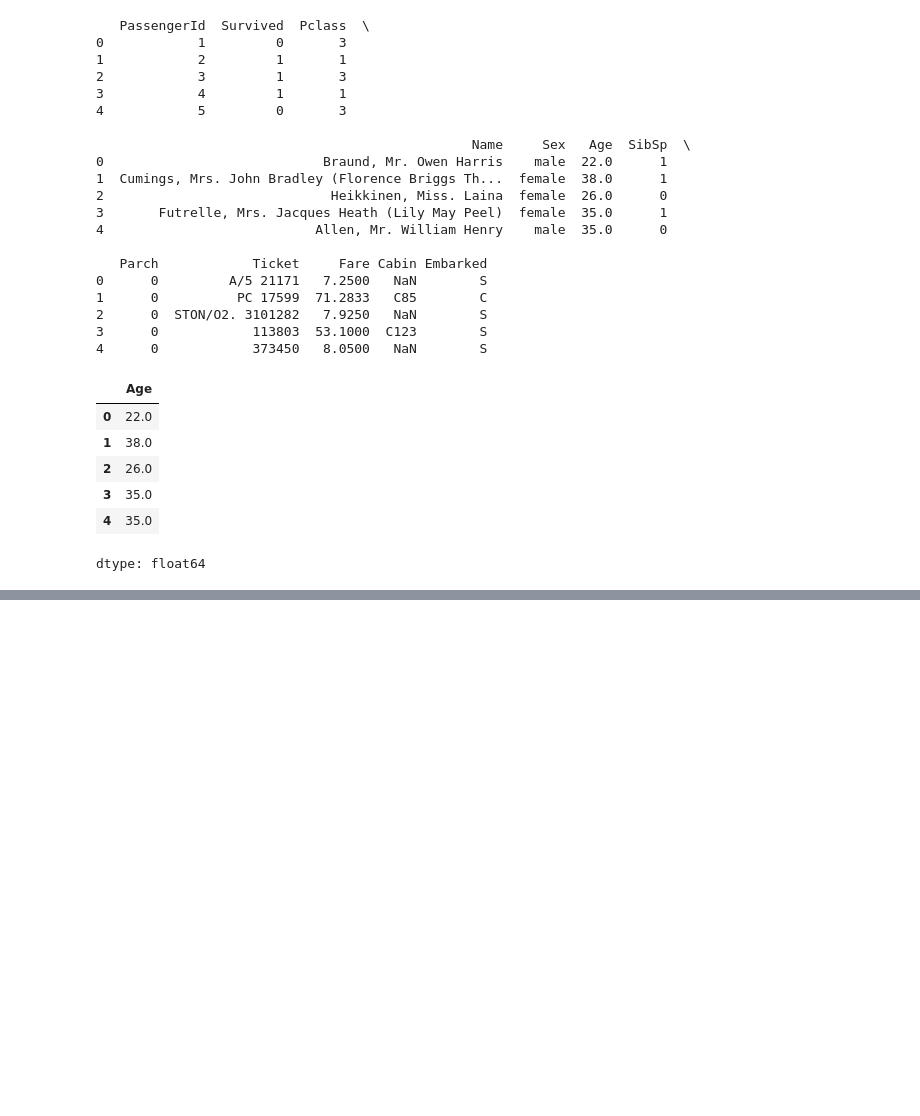
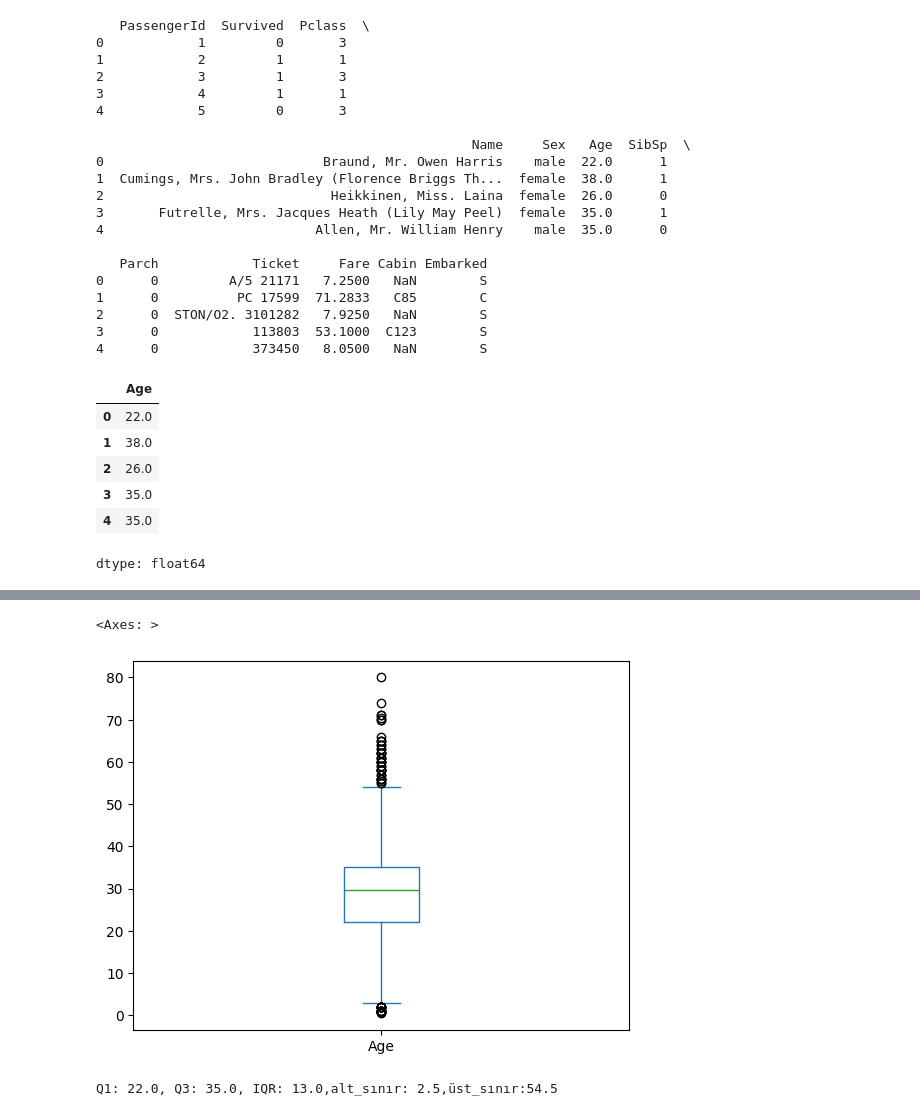
Before and after one commit to thealbayrak/dataanalysis, a Jupyter notebook: courses/udacity_intro_to_tensorflow_for_deep_learning/l01c01_introduction_to_colab_and_python.ipynb, the cells around one changed output, grey strips where cells are left out. Drawn from its saved outputs; the diff is of its cells as text; code cells hidden in the pictures; blank space fills up the shorter version.

```diff
--- a/courses/udacity_intro_to_tensorflow_for_deep_learning/l01c01_introduction_to_colab_and_python.ipynb
+++ b/courses/udacity_intro_to_tensorflow_for_deep_learning/l01c01_introduction_to_colab_and_python.ipynb
@@ -81,0 +87,5 @@ dtype: float64
+# %%
+veri_seti=pd.read_csv("titanic.csv")
+# %%
+veri_seti.Age.head()
+yas_dolu_veri_seti=veri_seti.Age.fillna(value=veri_seti.Age.mean())
@@ -81,0 +105,5 @@ dtype: float64
+# %%
+yas_dolu_veri_seti.plot.box()
+# %% [output]
+<Axes: >
+[figure, added]
@@ -81,0 +114,7 @@ dtype: float64
+# %%
+IQR=Q3-Q1
+alt_sınır=Q1-1.5*IQR
+üst_sınır=Q3+1.5*IQR
+print("Q1: {}, Q3: {}, IQR: {},alt_sınır: {},üst_sınır:{}".format( Q1,Q3,IQR,alt_sınır,üst_sınır))
+# %% [output]
+Q1: 22.0, Q3: 35.0, IQR: 13.0,alt_sınır: 2.5,üst_sınır:54.5
```
Also changed, not shown: parts of 8 cells of this notebook.
